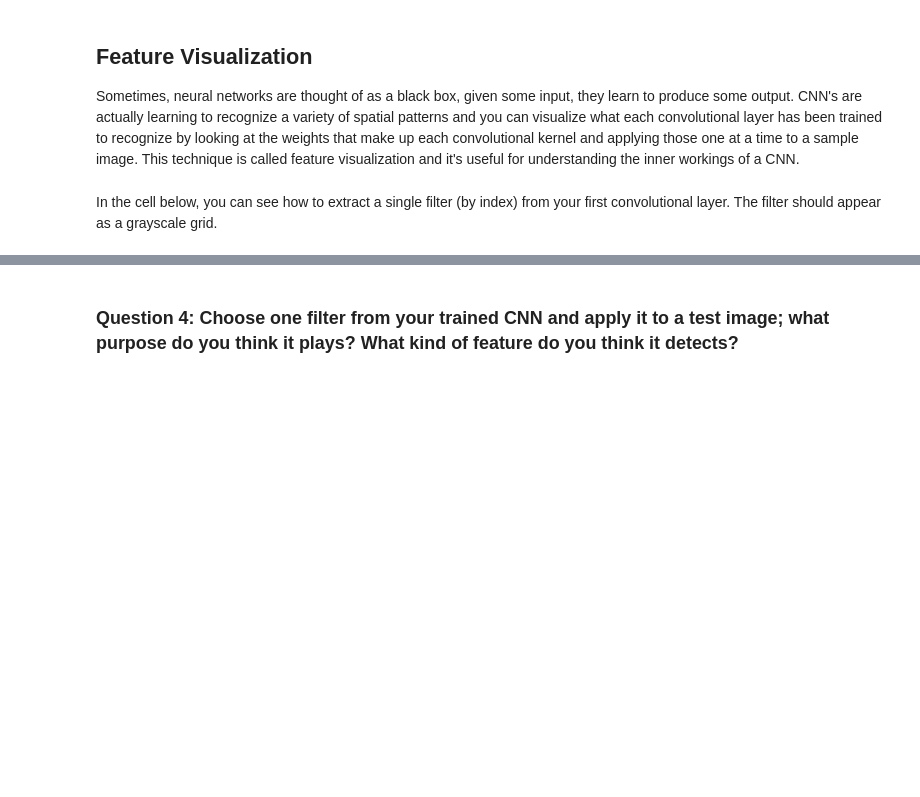
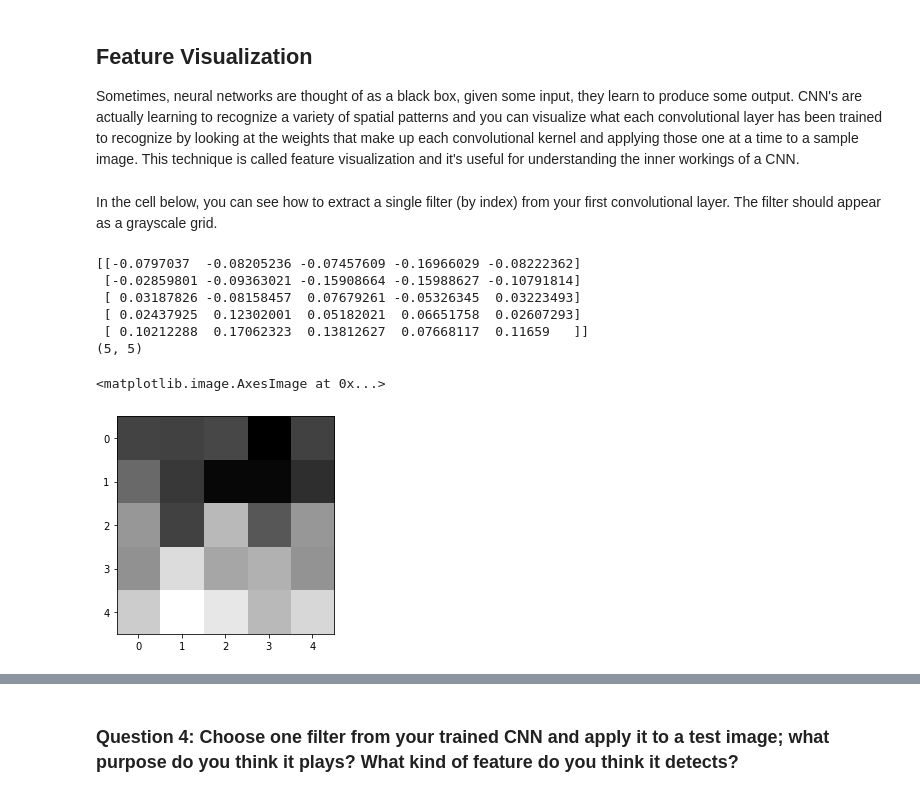
Before and after one commit to houssamn/FacialKeypoints, a Jupyter notebook: 2. Define the Network Architecture.ipynb, the cells around one changed output, grey strips where cells are left out. Cells and saved outputs as stored; diff of their text form; code cells hidden in the pictures; blank space fills up the shorter version.

```diff
--- a/2. Define the Network Architecture.ipynb
+++ b/2. Define the Network Architecture.ipynb
@@ -479,17 +459,26 @@ In the cell below, you can see how to extract a single filter (by index) from yo
 # %%
 # Get the weights in the first conv layer, "conv1"
 # if necessary, change this to reflect the name of your first conv layer
 weights1 = net.conv1.weight.data
 
-w = weights1.numpy()
+w = weights1.cpu().numpy()
 
-filter_index = 0
+filter_index = 4
 
 print(w[filter_index][0])
 print(w[filter_index][0].shape)
 
 # display the filter weights
 plt.imshow(w[filter_index][0], cmap='gray')
+# %% [output]
+[[-0.0797037  -0.08205236 -0.07457609 -0.16966029 -0.08222362]
+ [-0.02859801 -0.09363021 -0.15908664 -0.15988627 -0.10791814]
+ [ 0.03187826 -0.08158457  0.07679261 -0.05326345  0.03223493]
+ [ 0.02437925  0.12302001  0.05182021  0.06651758  0.02607293]
+ [ 0.10212288  0.17062323  0.13812627  0.07668117  0.11659   ]]
+(5, 5)
+<matplotlib.image.AxesImage at 0x...>
+[figure, added]
 # %% [markdown]
 ## Feature maps
 
```
Also changed, not shown: parts of 14 cells of this notebook, 2 other files.
